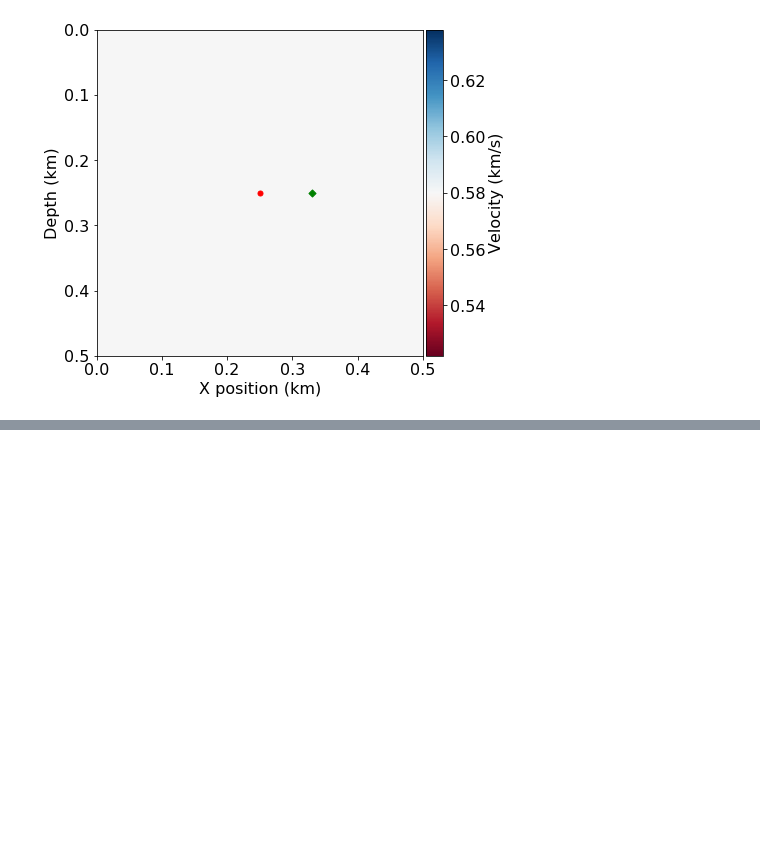
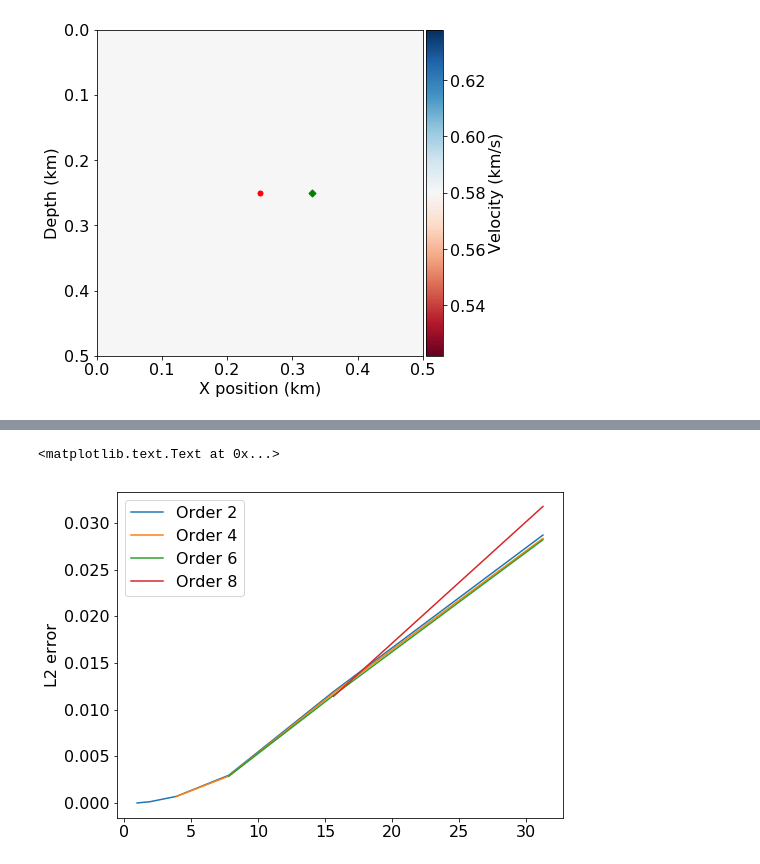
Before and after one commit to gamdow/devito, a Jupyter notebook: examples/seismic/convergence.ipynb, the cells around one changed output, grey strips where cells are left out. Saved outputs shown, nothing was run; the diff lists cells and outputs as text; code cells hidden in the pictures; blank space fills up the shorter version.

```diff
--- a/examples/seismic/convergence.ipynb
+++ b/examples/seismic/convergence.ipynb
@@ -292,0 +453,22 @@ errorl2
+# %%
+src_loc = (250., 250.)
+rec_loc = (330., 250.)
+
+order_ncells = {2: [16, 32, 64, 128, 256, 512],
+                4: [16, 32, 64, 128],
+                6: [16, 32, 64, ],
+                8: [16, 32, ],
+                }
+errorl2 = {}
+
+for order, ncells in order_ncells.items():
+    ncells = np.array(ncells)
+    spacing = 500. / ncells
+    errorl2[order] = np.zeros(ncells.shape, dtype=np.float32)
+
+    analytical = analytical_solution(src_loc, rec_loc, _source, time)
+    for i, nc in enumerate(ncells):
+        numerical = numerical_solution(ncells=nc, src_loc=src_loc, rec_loc=rec_loc, order=order)
+
+        errorl2[order][i] = np.linalg.norm(analytical - numerical)
+        print("Order: %s, no. cells: %s, spacing %s, error: %s" % (order, nc, spacing[i], errorl2[order][i]))
@@ -292,0 +491,16 @@ errorl2
+# %%
+plt.figure()
+for order, error in errorl2.items():
+    ncells = np.array(order_ncells[order])
+    spacing = 500. / ncells
+
+    plt.plot(spacing, error, label='Order %d' % order)
+
+plt.title('')
+plt.xlabel('')
+plt.tick_params()
+plt.legend()
+plt.ylabel('L2 error')
+# %% [output]
+<matplotlib.text.Text at 0x...>
+[figure, added]
```
Also changed, not shown: parts of 14 cells of this notebook.
